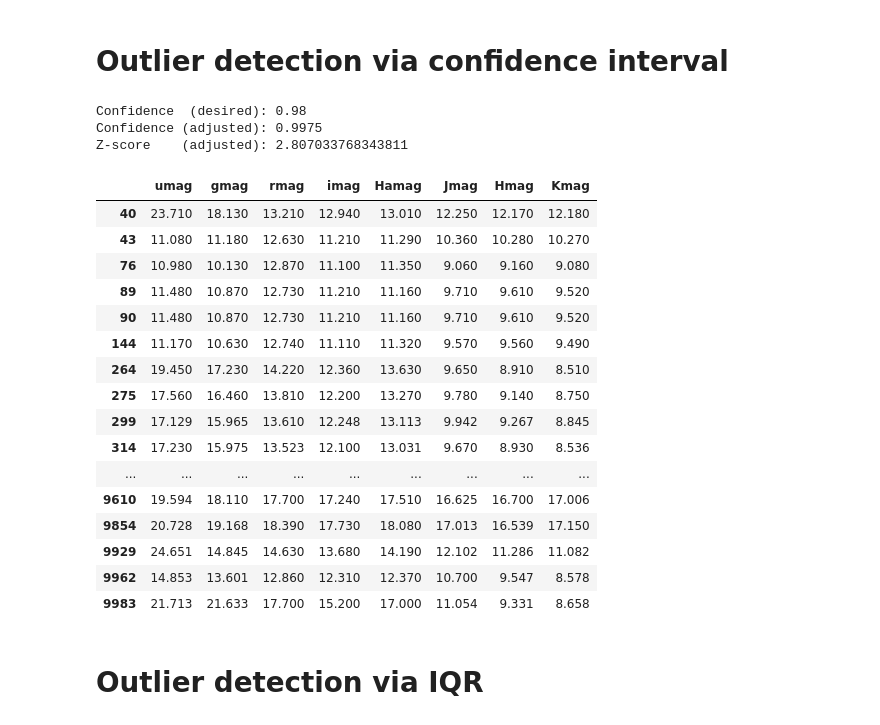
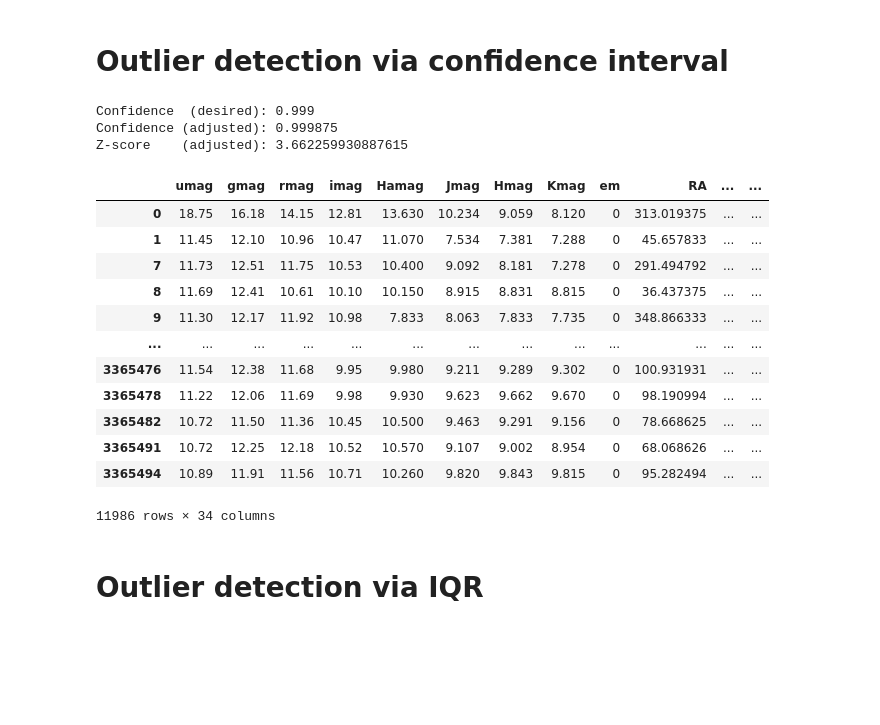
Before and after one commit to facundoq/bestars, a Jupyter notebook: Exploratory analysis.ipynb, the cells around one changed output. Cells and saved outputs as stored; diff of their text form; code cells hidden in the pictures; blank space fills up the shorter version.

```diff
--- a/Exploratory analysis.ipynb
+++ b/Exploratory analysis.ipynb
@@ -1,2 +1,4 @@
 # %%
-dataset_name = "hou"
+%reload_ext autoreload
+%autoreload 2
+dataset_name = "aidelman"
@@ -70,42 +80,29 @@ Text(0.5, 0.98, 'Scatterplots between magnitudes')
 # %% [markdown]
 # Outlier detection via confidence interval
 # %%
-from scipy import stats
-m = len(x.columns) # number of columns = number of hypothesis
-confidence= 0.99
-adjusted_confidence = 1- (1-confidence)/m  # bonferroni-adjusted confidence
-max_zscore = stats.norm.ppf(adjusted_confidence)
-print(f"Confidence  (desired): {confidence}")
-print(f"Confidence (adjusted): {adjusted_confidence}")
-print(f"Z-score    (adjusted): {max_zscore}")
+from preprocessing import outliers
+indices = outliers.detect_outliers_confidence_interval(x,confidence=0.999,verbose=True)
 
-indices = (np.abs(stats.zscore(x-x.mean())) > max_zscore).any(axis=1)
-outliers_x = x[indices]
-if dataset_name != "all_em":
-    outliers_metadata = metadata[indices]
-    outliers_x = pd.concat([outliers_x,outliers_metadata],axis=1)
-outliers_x
+outliers_df = xym[indices]
+outliers_df.to_csv(f"reports/outliers_confidence_interval_{dataset_name}.csv")
+outliers_df
 # %% [output]
-Confidence  (desired): 0.98
-Confidence (adjusted): 0.9975
-Z-score    (adjusted): 2.807033768343811
+Confidence  (desired): 0.999
+Confidence (adjusted): 0.999875
+Z-score    (adjusted): 3.662259930887615
-|  | umag | gmag | rmag | imag | Hamag | Jmag | Hmag | Kmag |
-| 40 | 23.710 | 18.130 | 13.210 | 12.940 | 13.010 | 12.250 | 12.170 | 12.180 |
-| 43 | 11.080 | 11.180 | 12.630 | 11.210 | 11.290 | 10.360 | 10.280 | 10.270 |
-| 76 | 10.980 | 10.130 | 12.870 | 11.100 | 11.350 | 9.060 | 9.160 | 9.080 |
-| 89 | 11.480 | 10.870 | 12.730 | 11.210 | 11.160 | 9.710 | 9.610 | 9.520 |
-| 90 | 11.480 | 10.870 | 12.730 | 11.210 | 11.160 | 9.710 | 9.610 | 9.520 |
-| 144 | 11.170 | 10.630 | 12.740 | 11.110 | 11.320 | 9.570 | 9.560 | 9.490 |
-| 264 | 19.450 | 17.230 | 14.220 | 12.360 | 13.630 | 9.650 | 8.910 | 8.510 |
-| 275 | 17.560 | 16.460 | 13.810 | 12.200 | 13.270 | 9.780 | 9.140 | 8.750 |
-| 299 | 17.129 | 15.965 | 13.610 | 12.248 | 13.113 | 9.942 | 9.267 | 8.845 |
-| 314 | 17.230 | 15.975 | 13.523 | 12.100 | 13.031 | 9.670 | 8.930 | 8.536 |
-| ... | ... | ... | ... | ... | ... | ... | ... | ... |
-| 9610 | 19.594 | 18.110 | 17.700 | 17.240 | 17.510 | 16.625 | 16.700 | 17.006 |
-| 9854 | 20.728 | 19.168 | 18.390 | 17.730 | 18.080 | 17.013 | 16.539 | 17.150 |
-| 9929 | 24.651 | 14.845 | 14.630 | 13.680 | 14.190 | 12.102 | 11.286 | 11.082 |
-| 9962 | 14.853 | 13.601 | 12.860 | 12.310 | 12.370 | 10.700 | 9.547 | 8.578 |
-| 9983 | 21.713 | 21.633 | 17.700 | 15.200 | 17.000 | 11.054 | 9.331 | 8.658 |
+|  | umag | gmag | rmag | imag | Hamag | Jmag | Hmag | Kmag | em | RA | ... | ... |
+| 0 | 18.75 | 16.18 | 14.15 | 12.81 | 13.630 | 10.234 | 9.059 | 8.120 | 0 | 313.019375 | ... | ... |
+| 1 | 11.45 | 12.10 | 10.96 | 10.47 | 11.070 | 7.534 | 7.381 | 7.288 | 0 | 45.657833 | ... | ... |
+| 7 | 11.73 | 12.51 | 11.75 | 10.53 | 10.400 | 9.092 | 8.181 | 7.278 | 0 | 291.494792 | ... | ... |
+| 8 | 11.69 | 12.41 | 10.61 | 10.10 | 10.150 | 8.915 | 8.831 | 8.815 | 0 | 36.437375 | ... | ... |
+| 9 | 11.30 | 12.17 | 11.92 | 10.98 | 7.833 | 8.063 | 7.833 | 7.735 | 0 | 348.866333 | ... | ... |
+| ... | ... | ... | ... | ... | ... | ... | ... | ... | ... | ... | ... | ... |
+| 3365476 | 11.54 | 12.38 | 11.68 | 9.95 | 9.980 | 9.211 | 9.289 | 9.302 | 0 | 100.931931 | ... | ... |
+| 3365478 | 11.22 | 12.06 | 11.69 | 9.98 | 9.930 | 9.623 | 9.662 | 9.670 | 0 | 98.190994 | ... | ... |
+| 3365482 | 10.72 | 11.50 | 11.36 | 10.45 | 10.500 | 9.463 | 9.291 | 9.156 | 0 | 78.668625 | ... | ... |
+| 3365491 | 10.72 | 12.25 | 12.18 | 10.52 | 10.570 | 9.107 | 9.002 | 8.954 | 0 | 68.068626 | ... | ... |
+| 3365494 | 10.89 | 11.91 | 11.56 | 10.71 | 10.260 | 9.820 | 9.843 | 9.815 | 0 | 95.282494 | ... | ... |
+11986 rows × 34 columns
 # %% [markdown]
 # Outlier detection via IQR
 # %%
```
Also changed, not shown: parts of 11 cells of this notebook, 40 other files.
